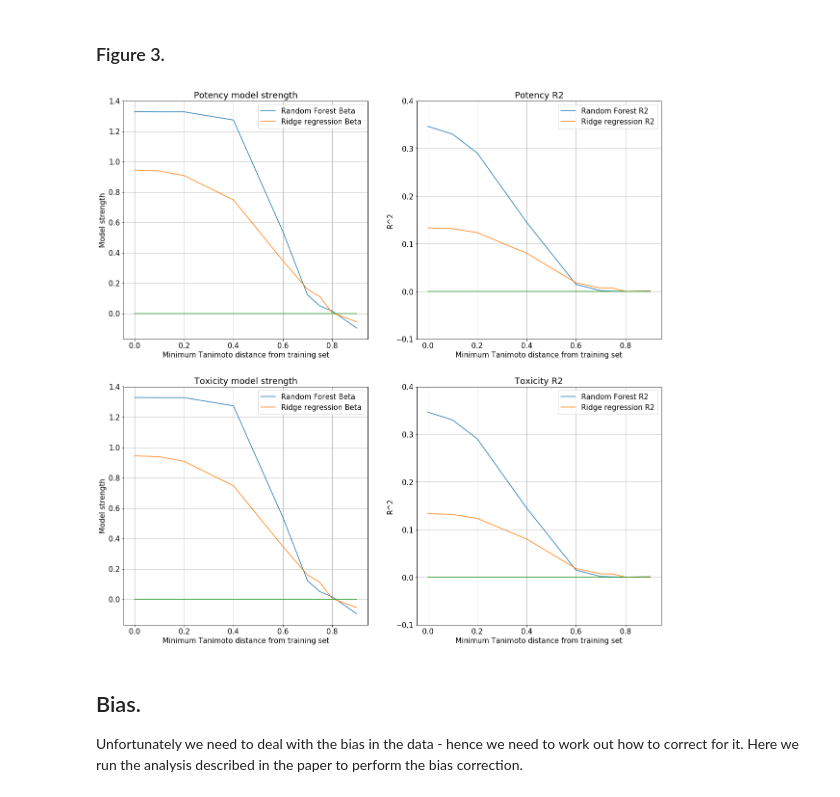
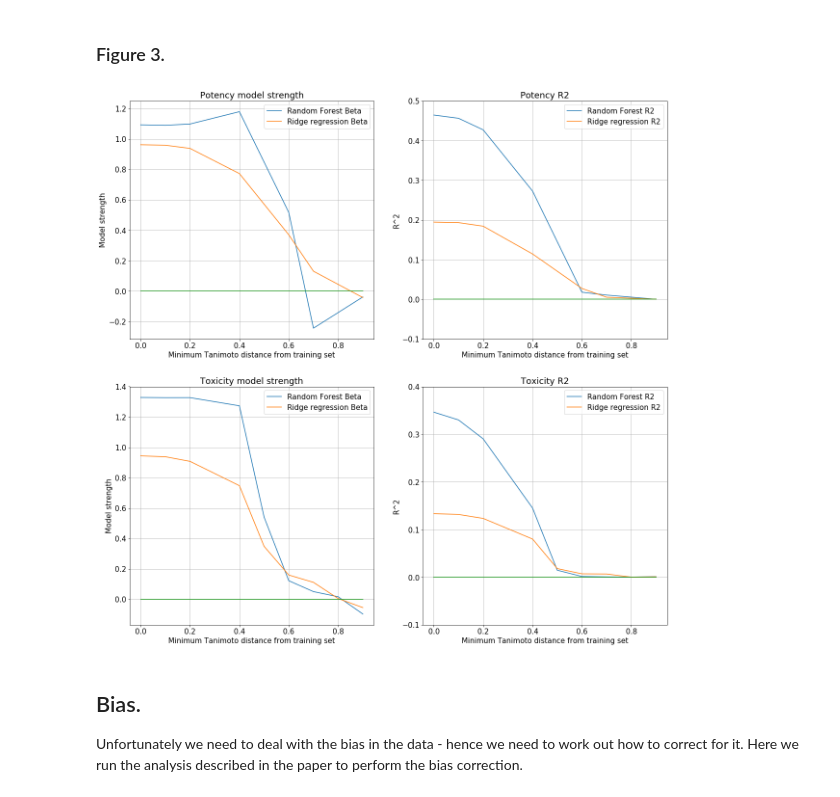
Before and after one commit to owatson/PenalizedPrediction, a Jupyter notebook: MalariaPaper.ipynb, the cells around one changed output. Cells and saved outputs as stored; diff of their text form; code cells hidden in the pictures.

```diff
--- a/MalariaPaper.ipynb
+++ b/MalariaPaper.ipynb
@@ -568,49 +564,50 @@ result_hdr = joblib.load('results/summary_results_tcnd')
 # %% [markdown]
 ### Figure 3.
 # %%
-bins = [0, 0.1, 0.2, 0.4, 0.6, 0.7, 0.75, 0.8, 0.9]
+bins = [0, 0.1, 0.2, 0.4, 0.6, 0.7,  0.9]
 plt.rcParams.update({'font.size': 15})
 plt.figure(figsize=(20, 20))
 plt.subplot(221)
 plt.plot(bins, result_hdr['rfb'], label='Random Forest Beta')
 plt.plot(bins, result_hdr['rdgb'], label='Ridge regression Beta');
 plt.plot(bins, np.zeros(len(bins)))
 plt.xlabel('Minimum Tanimoto distance from training set')
 plt.ylabel('Model strength')
 plt.grid(True); plt.legend(loc='best')
 plt.title('Potency model strength')
 plt.subplot(222)
 plt.plot(bins, result_hdr['rf'], label='Random Forest R2')
 plt.plot(bins, result_hdr['rdg'], label='Ridge regression R2');
 plt.plot(bins, np.zeros(len(bins)))
 plt.xlabel('Minimum Tanimoto distance from training set')
 plt.ylabel('R^2')
-plt.ylim((-0.1, 0.4))
+plt.ylim((-0.1, 0.5))
 plt.grid(True); plt.legend(loc='best')
 plt.title('Potency R2')
 
-result_hdr = joblib.load('results_tox/summary_results')
+bins_tox = [0, 0.1, 0.2, 0.4, 0.5, 0.6, 0.7, 0.8, 0.9]
+result_hdr_tox = joblib.load('results_tox/summary_results')
 plt.subplot(223)
-plt.plot(bins, result_hdr['rfb'], label='Random Forest Beta')
-plt.plot(bins, result_hdr['rdgb'], label='Ridge regression Beta');
-plt.plot(bins, np.zeros(len(bins)))
+plt.plot(bins_tox, result_hdr_tox['rfb'], label='Random Forest Beta')
+plt.plot(bins_tox, result_hdr_tox['rdgb'], label='Ridge regression Beta');
+plt.plot(bins_tox, np.zeros(len(bins_tox)))
 plt.xlabel('Minimum Tanimoto distance from training set')
 plt.ylabel('Model strength')
 plt.grid(True); plt.legend(loc='best')
 plt.title('Toxicity model strength')
-bins = [0, 0.1, 0.2, 0.4, 0.6, 0.7, 0.75, 0.8, 0.9]
+
 plt.subplot(224)
-plt.plot(bins, result_hdr['rf'], label='Random Forest R2')
-plt.plot(bins, result_hdr['rdg'], label='Ridge regression R2');
-plt.plot(bins, np.zeros(len(bins)))
+plt.plot(bins_tox, result_hdr_tox['rf'], label='Random Forest R2')
+plt.plot(bins_tox, result_hdr_tox['rdg'], label='Ridge regression R2');
+plt.plot(bins_tox, np.zeros(len(bins_tox)))
 plt.xlabel('Minimum Tanimoto distance from training set')
 plt.ylabel('R^2')
 plt.ylim((-0.1, 0.4))
 plt.grid(True); plt.legend(loc='best')
 _ = plt.title('Toxicity R2')
-savefig('figures/fig3_str_r2.png')
+savefig('figures/fig4_str_r2.png')
 # %% [output]
-[figure, old version]
+[figure, new version]
 # %% [markdown]
 ## Bias.
 
```
Also changed, not shown: parts of 26 cells of this notebook, 9 other files.
